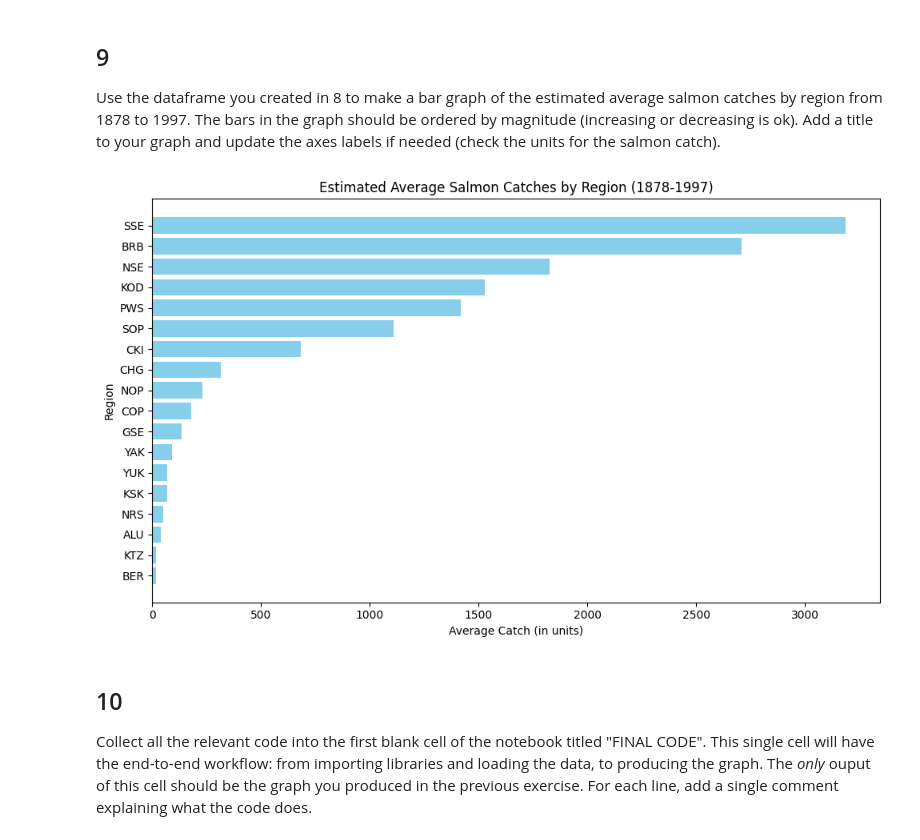
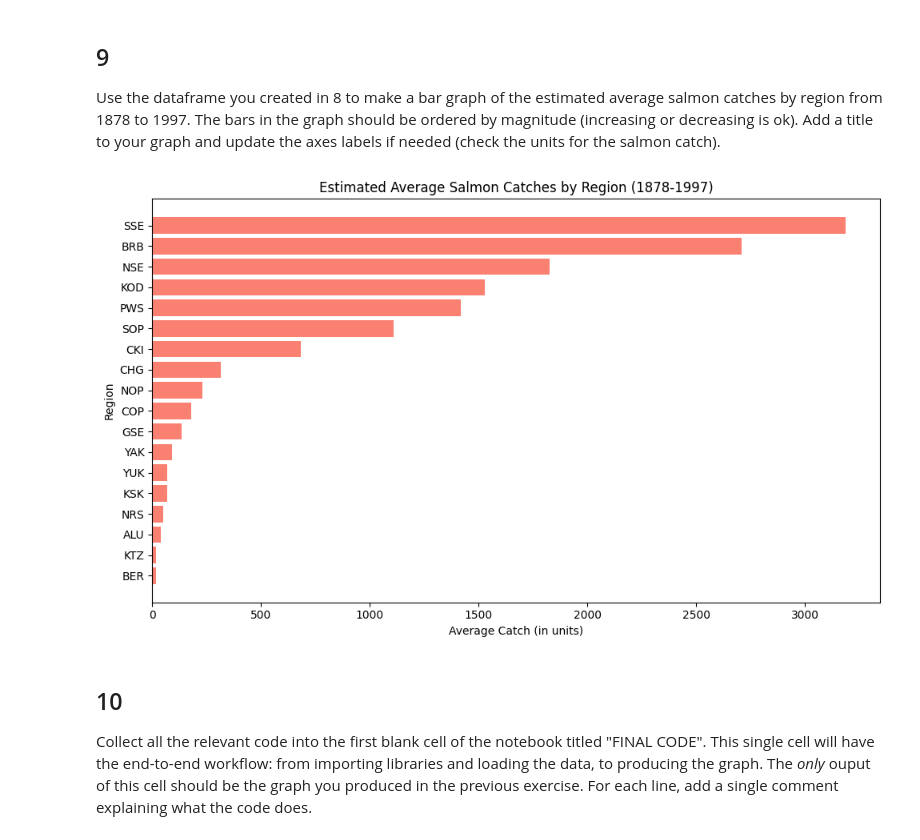
Before and after one commit to maxwellpatt/eds220-hwk-2, a Jupyter notebook: hwk2-task3-salmon.ipynb, the cells around one changed output. Cells and saved outputs as stored; diff of their text form; code cells hidden in the pictures.

```diff
--- a/hwk2-task3-salmon.ipynb
+++ b/hwk2-task3-salmon.ipynb
@@ -237,24 +239,24 @@ Use the dataframe you created in 8 to make a bar graph of the estimated average
 # %%
 # import library
 import matplotlib.pyplot as plt
 
 # sort the dataframe by the 'Catch' column
 average_catch_per_region = average_catch_per_region.sort_values(by='Catch', ascending=True)
 
 # plot  data
 plt.figure(figsize=(10, 6))
-plt.barh(average_catch_per_region['Region'], average_catch_per_region['Catch'], color='skyblue')
+plt.barh(average_catch_per_region['Region'], average_catch_per_region['Catch'], color='salmon')
 
 # add labels
 plt.title('Estimated Average Salmon Catches by Region (1878-1997)')
 plt.xlabel('Average Catch (in units)')
 plt.ylabel('Region')
 
 # display
 plt.tight_layout()
 plt.show()
 # %% [output]
-[figure, old version]
+[figure, new version]
 # %% [markdown]
 ## 10
 
```
Also changed, not shown: parts of 4 cells of this notebook.
